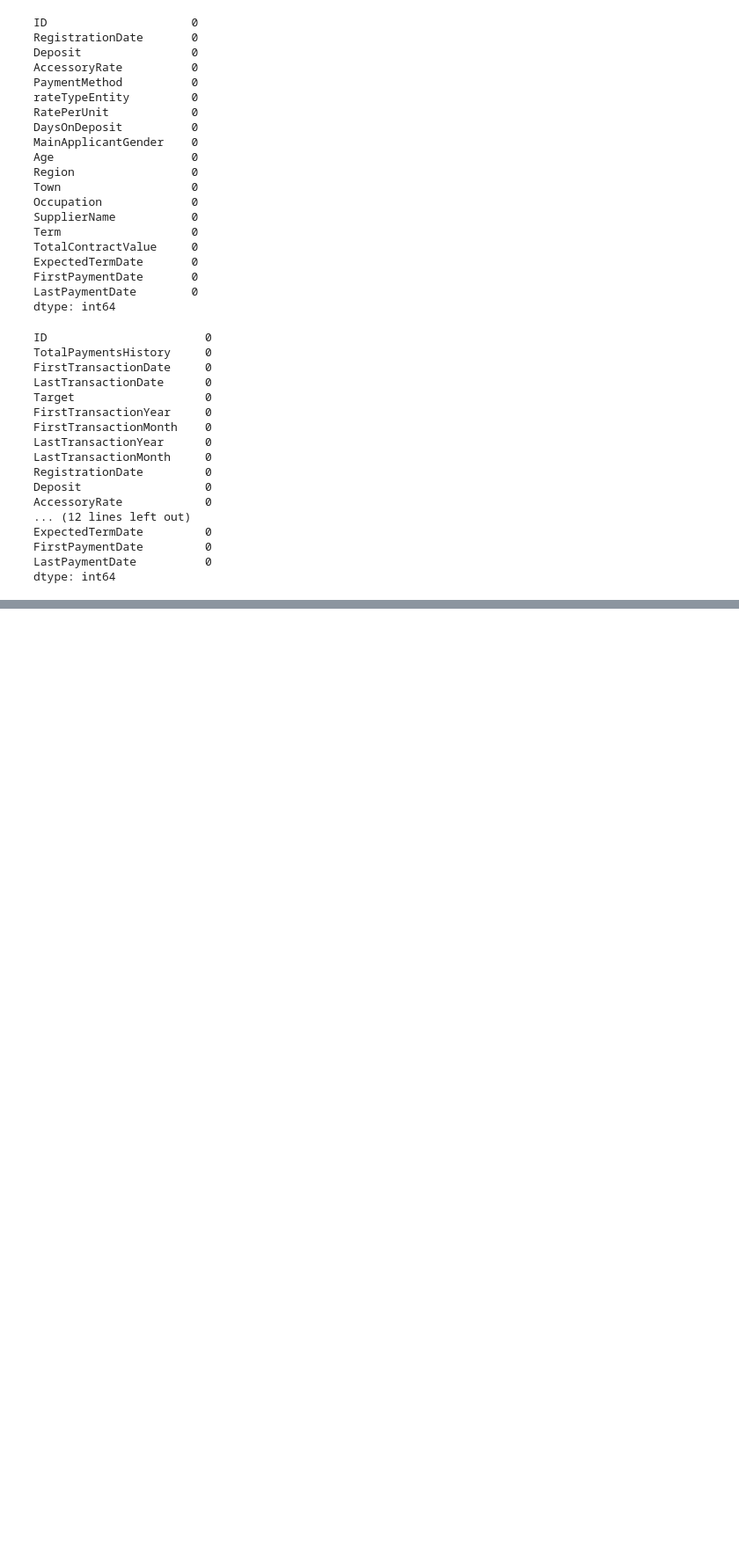
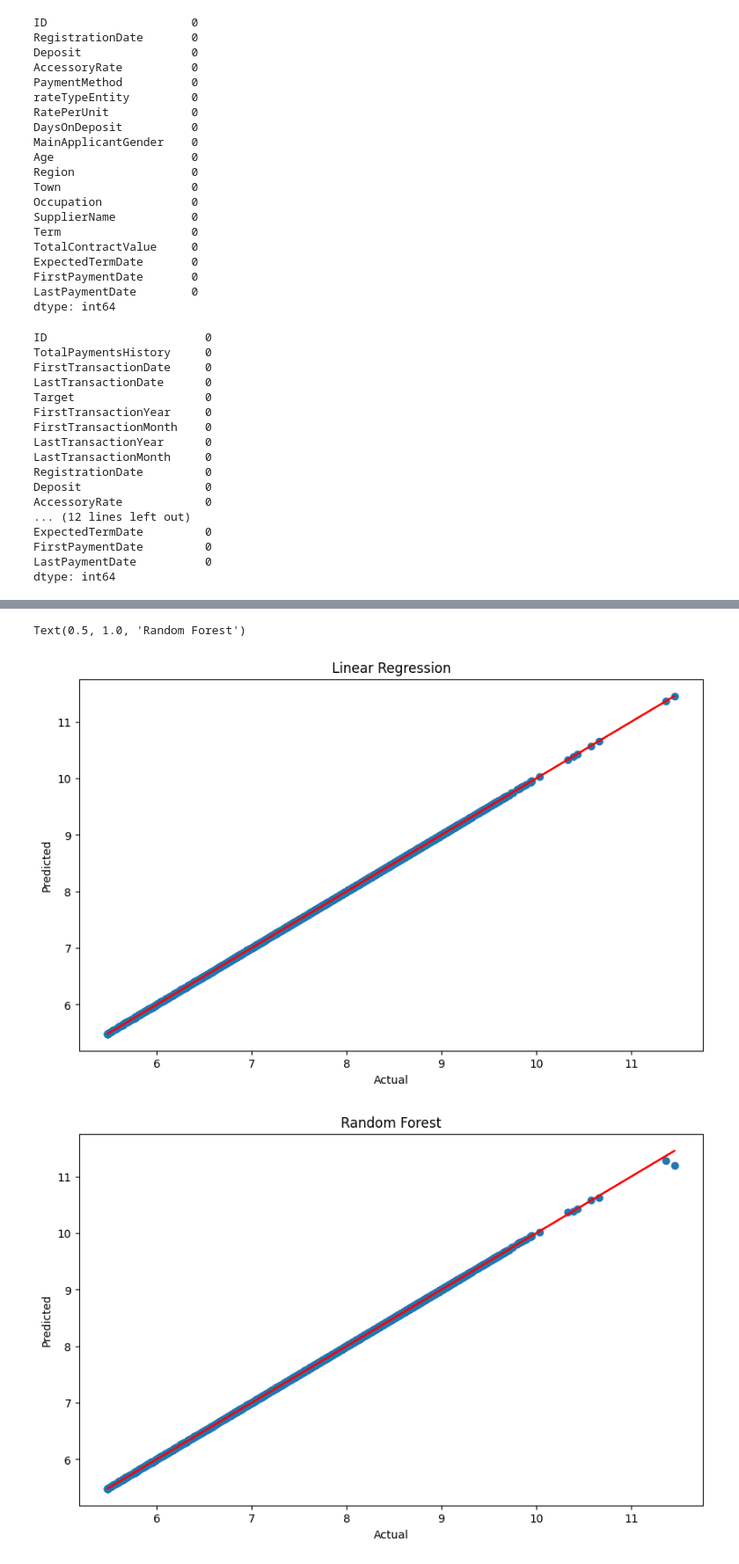
Before and after one commit to ashioyajotham/Daily-ML, a Jupyter notebook: ambassador-skill-up-hackathon/Ambassador_hack.ipynb, the cells around one changed output, grey strips where cells are left out. Shown at 88% size. Saved outputs shown, nothing was run; the diff lists cells and outputs as text; code cells hidden in the pictures; blank space fills up the shorter version.

```diff
--- a/ambassador-skill-up-hackathon/Ambassador_hack.ipynb
+++ b/ambassador-skill-up-hackathon/Ambassador_hack.ipynb
@@ -128,0 +214,3 @@ dtype: int64
+# %%
+# sINCE THE TARGET VARIABLE IS SKEWED, WE WILL USE THE LOG TRANSFORMATION TO MAKE IT NORMAL
+train['Target'] = np.log1p(train['Target'])
@@ -128,0 +270,31 @@ dtype: int64
+# %%
+# Visualize the predictions and residuals
+plt.figure(figsize=(10, 6))
+plt.scatter(y_test, lr_pred)
+plt.plot(y_test, y_test, 'r')
+plt.xlabel('Actual')
+plt.ylabel('Predicted')
+plt.title('Linear Regression')
+
+plt.figure(figsize=(10, 6))
+plt.scatter(y_test, rf_pred)
+plt.plot(y_test, y_test, 'r')
+plt.xlabel('Actual')
+plt.ylabel('Predicted')
+plt.title('Random Forest')
+
+# Residuals refers to the difference between the actual and predicted values
+# Residuals should be normally distributed
+
+# Plot the residuals
+plt.figure(figsize=(10, 6))
+sns.distplot(y_test - lr_pred, bins=50)
+plt.title('Linear Regression')
+
+plt.figure(figsize=(10, 6))
+sns.distplot(y_test - rf_pred, bins=50)
+plt.title('Random Forest')
+# %% [output]
+Text(0.5, 1.0, 'Random Forest')
+[figure, added]
+[figure, added]
```
Also changed, not shown: parts of 21 cells of this notebook, 9 other files.
